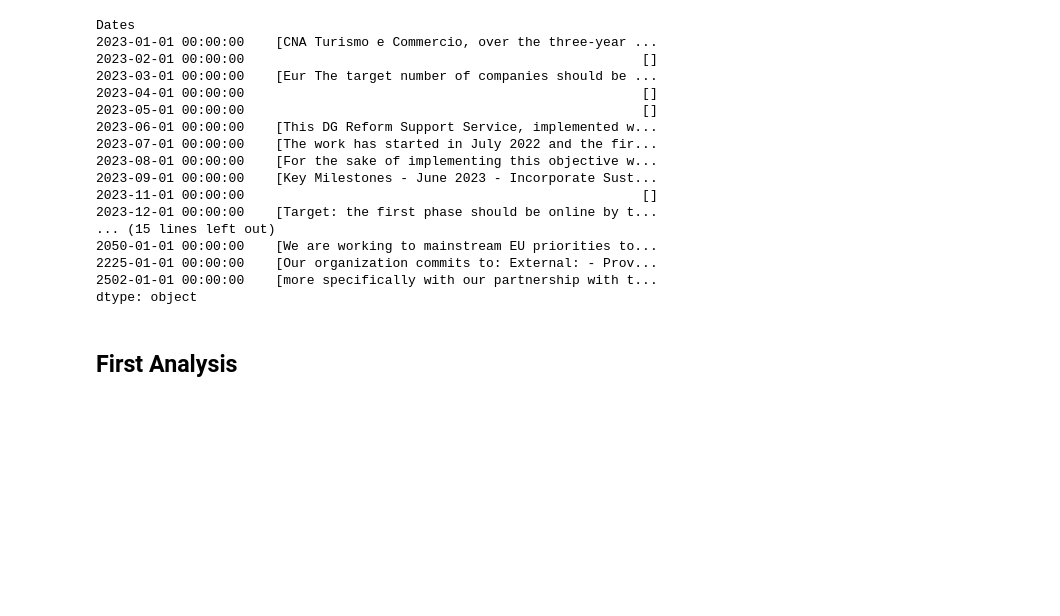
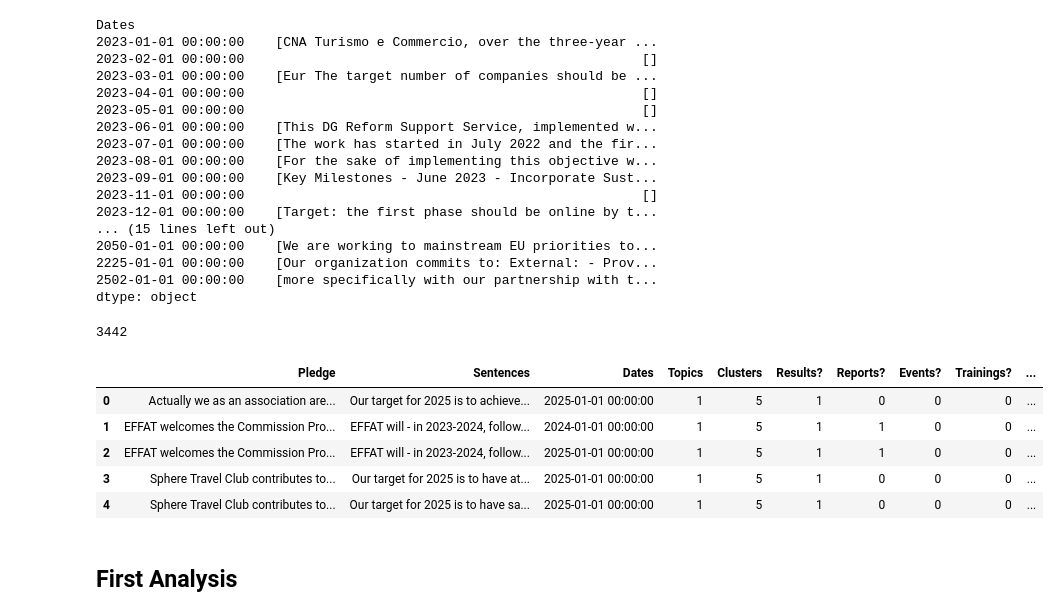
Before and after one commit to SEMICeu/semic_pledges, a Jupyter notebook: NamedEntityRecognition/NER.ipynb, the cells around one changed output. Saved outputs shown, nothing was run; the diff lists cells and outputs as text; code cells hidden in the pictures; blank space fills up the shorter version.

Commit message:
Adding results categorization

```diff
--- a/NamedEntityRecognition/NER.ipynb
+++ b/NamedEntityRecognition/NER.ipynb
@@ -184,7 +184,7 @@ n3-n
 53
 # %%
 DirPpath = Path(os.path.abspath('')).parent # Fetching the current directory path's parent
-CSVFilePath = str(DirPpath.absolute()) + "\Clusters.xlsx"
+CSVFilePath = str(DirPpath.absolute()) + "\OutputFiles\Clusters.xlsx"
 
 print("Current Location of the Data file is :", CSVFilePath)
 
@@ -407,8 +467,30 @@ Dates
 2225-01-01 00:00:00    [Our organization commits to: External: - Prov...
 2502-01-01 00:00:00    [more specifically with our partnership with t...
 dtype: object
-# %%
-DatesResults2["Results?"] =  GetResultsNouns(DatesResults2["Sentences"])[0]
+# %%
+len(output[7])
+# %% [output]
+3442
+# %%
+output = GetResultsNouns(DatesResults2["Sentences"])
+
+names = ["Results?", "Reports?", "Events?", "Trainings?", "Project results", "Best practices?", "Awards?"]
+
+i = 0
+
+for name in names:
+
+    DatesResults2[name] =  output[i]
+    i +=1
+# %%
+DatesResults2.head()
+# %% [output]
+|  | Pledge | Sentences | Dates | Topics | Clusters | Results? | Reports? | Events? | Trainings? | ... |
+| 0 | Actually we as an association are... | Our target for 2025 is to achieve... | 2025-01-01 00:00:00 | 1 | 5 | 1 | 0 | 0 | 0 | ... |
+| 1 | EFFAT welcomes the Commission Pro... | EFFAT will - in 2023-2024, follow... | 2024-01-01 00:00:00 | 1 | 5 | 1 | 1 | 0 | 0 | ... |
+| 2 | EFFAT welcomes the Commission Pro... | EFFAT will - in 2023-2024, follow... | 2025-01-01 00:00:00 | 1 | 5 | 1 | 1 | 0 | 0 | ... |
+| 3 | Sphere Travel Club contributes to... | Our target for 2025 is to have at... | 2025-01-01 00:00:00 | 1 | 5 | 1 | 0 | 0 | 0 | ... |
+| 4 | Sphere Travel Club contributes to... | Our target for 2025 is to have sa... | 2025-01-01 00:00:00 | 1 | 5 | 1 | 0 | 0 | 0 | ... |
 # %%
 # Excel format
 DatesResults2.to_excel("NER4.xlsx")
```
Also changed, not shown: parts of 3 cells of this notebook.
